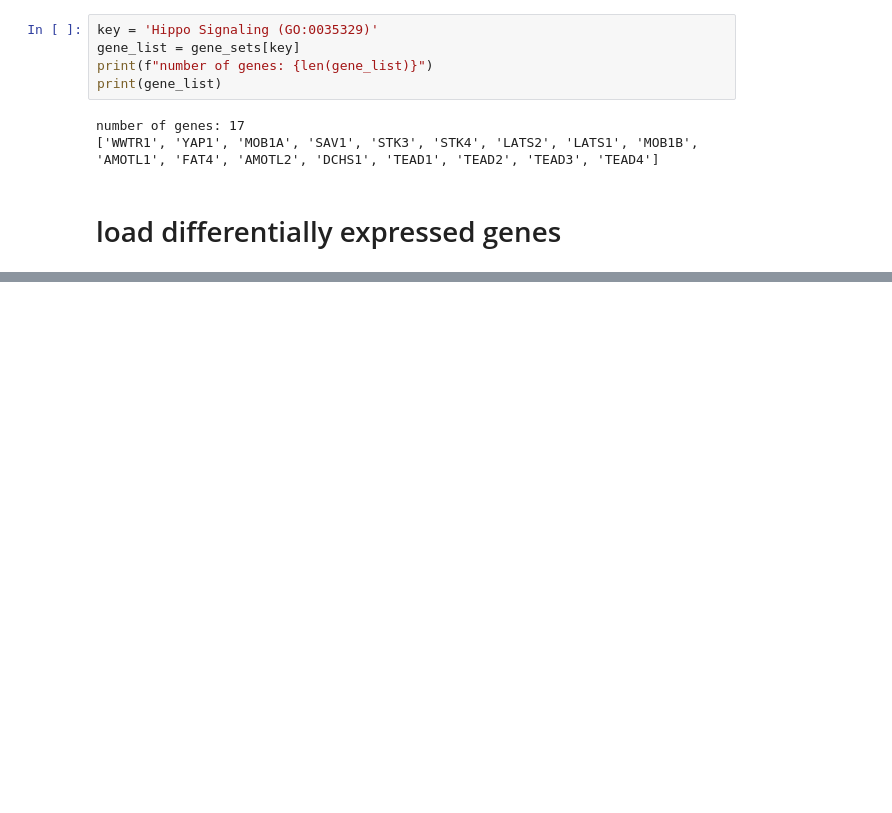
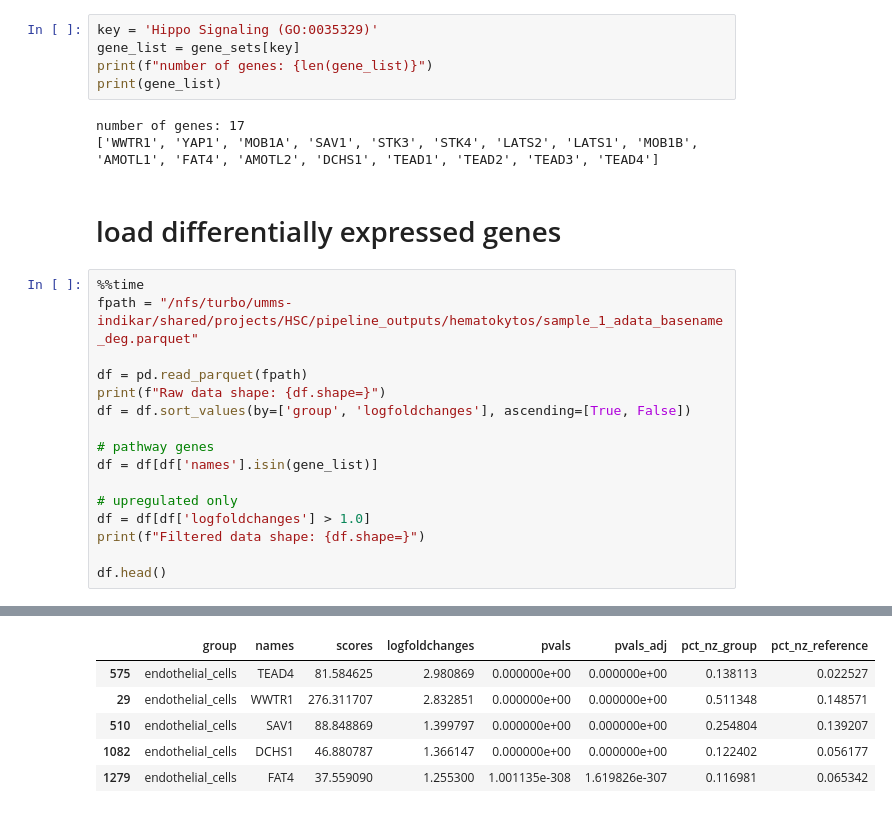
Before and after one commit to CooperStansbury/hematokytos, a Jupyter notebook: notebooks/summary/hippo.ipynb, the cells around one changed output, grey strips where cells are left out. Cells and saved outputs as stored; diff of their text form; blank space fills up the shorter version.

```diff
--- a/notebooks/summary/hippo.ipynb
+++ b/notebooks/summary/hippo.ipynb
@@ -49,3 +63,20 @@ number of genes: 17
 ['WWTR1', 'YAP1', 'MOB1A', 'SAV1', 'STK3', 'STK4', 'LATS2', 'LATS1', 'MOB1B', 'AMOTL1', 'FAT4', 'AMOTL2', 'DCHS1', 'TEAD1', 'TEAD2', 'TEAD3', 'TEAD4']
 # %% [markdown]
 # load differentially expressed genes
+# %%
+%%time
+fpath = "/nfs/turbo/umms-indikar/shared/projects/HSC/pipeline_outputs/hematokytos/sample_1_adata_basename_deg.parquet"
+
+df = pd.read_parquet(fpath)
+print(f"Raw data shape: {df.shape=}")
+df = df.sort_values(by=['group', 'logfoldchanges'], ascending=[True, False])
+
+# pathway genes
+df = df[df['names'].isin(gene_list)]
+
+# upregulated only
+df = df[df['logfoldchanges'] > 1.0]
+print(f"Filtered data shape: {df.shape=}")
+
+df.head()
+# %% [output]
@@ -51,0 +87,6 @@ number of genes: 17
+|  | group | names | scores | logfoldchanges | pvals | pvals_adj | pct_nz_group | pct_nz_reference |
+| 575 | endothelial_cells | TEAD4 | 81.584625 | 2.980869 | 0.000000e+00 | 0.000000e+00 | 0.138113 | 0.022527 |
+| 29 | endothelial_cells | WWTR1 | 276.311707 | 2.832851 | 0.000000e+00 | 0.000000e+00 | 0.511348 | 0.148571 |
+| 510 | endothelial_cells | SAV1 | 88.848869 | 1.399797 | 0.000000e+00 | 0.000000e+00 | 0.254804 | 0.139207 |
+| 1082 | endothelial_cells | DCHS1 | 46.880787 | 1.366147 | 0.000000e+00 | 0.000000e+00 | 0.122402 | 0.056177 |
+| 1279 | endothelial_cells | FAT4 | 37.559090 | 1.255300 | 1.001135e-308 | 1.619826e-307 | 0.116981 | 0.065342 |
```
Also changed, not shown: parts of 9 cells of this notebook, 5 other files.
